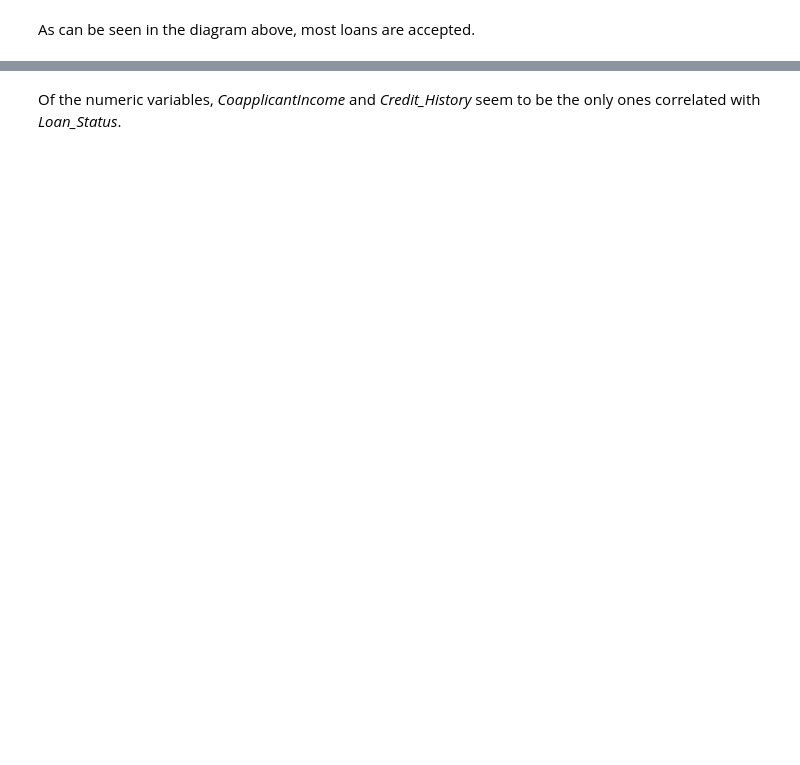
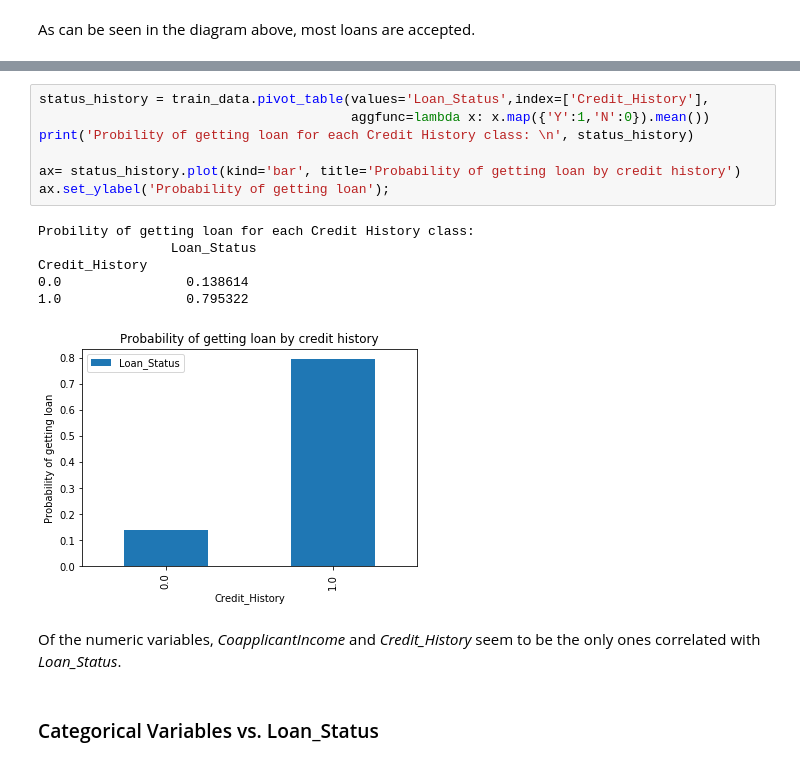
Before and after one commit to leighirving/loan-prediction, a Jupyter notebook: loan-classification.ipynb, the cells around one changed output, grey strips where cells are left out. Saved outputs shown, nothing was run; the diff lists cells and outputs as text; blank space fills up the shorter version.

```diff
--- a/loan-classification.ipynb
+++ b/loan-classification.ipynb
@@ -97,2 +122,18 @@ sns.barplot(x='Loan_Status', y='Credit_History', data=train_data);
+# %%
+status_history = train_data.pivot_table(values='Loan_Status',index=['Credit_History'],
+                                        aggfunc=lambda x: x.map({'Y':1,'N':0}).mean())
+print('Probility of getting loan for each Credit History class: \n', status_history)
+
+ax= status_history.plot(kind='bar', title='Probability of getting loan by credit history')
+ax.set_ylabel('Probability of getting loan');
+# %% [output]
+Probility of getting loan for each Credit History class:
+                 Loan_Status
+Credit_History
+0.0                0.138614
+1.0                0.795322
+[figure, added]
 # %% [markdown]
 Of the numeric variables, *CoapplicantIncome* and *Credit_History* seem to be the only ones correlated with *Loan_Status*.
+# %% [markdown]
+### Categorical Variables vs. Loan_Status
```
Also changed, not shown: parts of 30 cells of this notebook.
